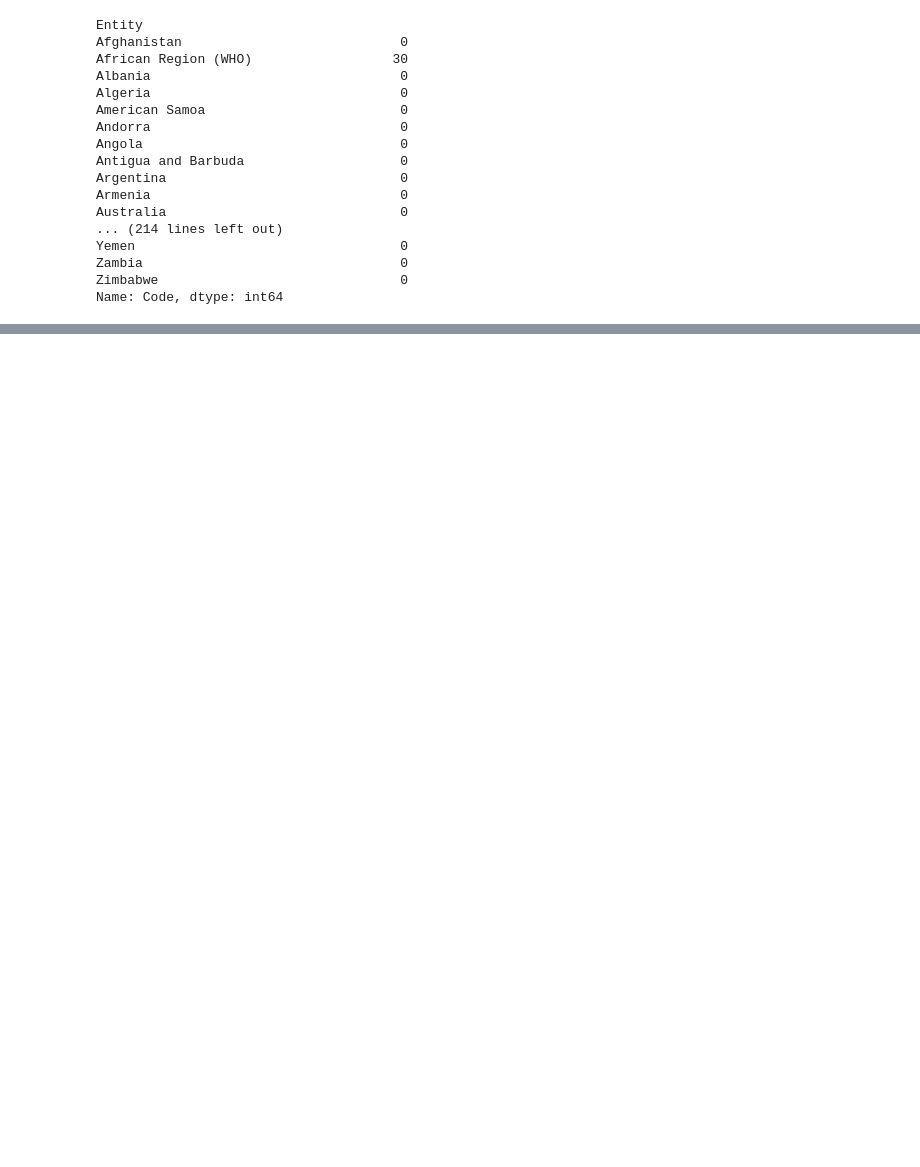
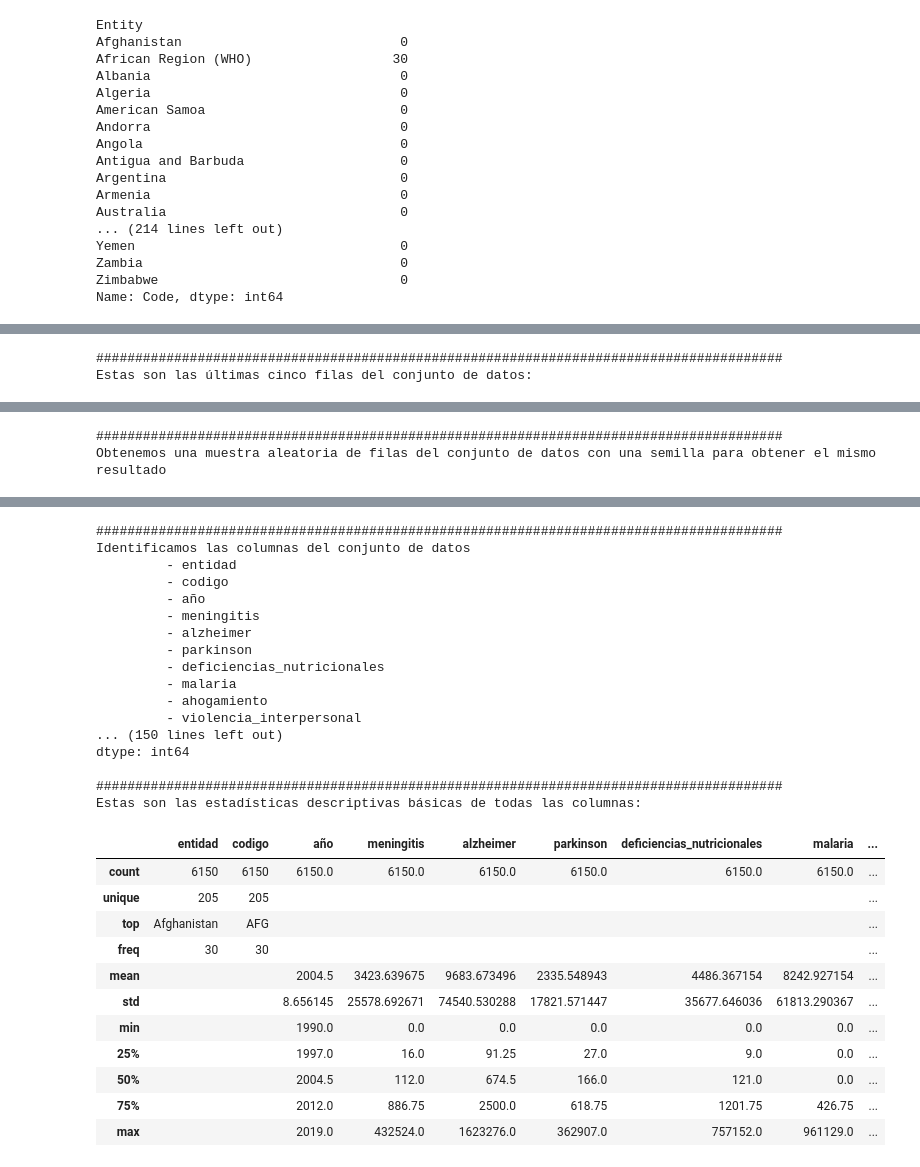
Before and after one commit to Sarah-bzb/TFM_analisis_datos, a Jupyter notebook: exploration_health_v0 - copia.ipynb, the cells around one changed output, grey strips where cells are left out. Drawn from its saved outputs; the diff is of its cells as text; code cells hidden in the pictures; blank space fills up the shorter version.

Commit message:
Update exploration_health_v0 - copia.ipynb
Limpieza y normalizacion de DF DEATHS

```diff
--- a/exploration_health_v0 - copia.ipynb
+++ b/exploration_health_v0 - copia.ipynb
@@ -156,3 +365,42 @@ Aun que a priori, las vayamos a dejar fuera de nuesto análisis, lo que haremos
 
 * df_deaths_paises: en este dejaremos solo los paises
 * df_deaths_regiones: este nos servirá para almacenar dichas regiones sin los paises
+# %%
+mapeo_deaths = {
+    "Entity": "entidad",
+    "Code": "codigo",
+    "Year": "año",
+    "Deaths - Meningitis - Sex: Both - Age: All Ages (Number)": "meningitis",
+    "Deaths - Alzheimer's disease and other dementias - Sex: Both - Age: All Ages (Number)": "alzheimer",
+    "Deaths - Parkinson's disease - Sex: Both - Age: All Ages (Number)": "parkinson",
+    "Deaths - Nutritional deficiencies - Sex: Both - Age: All Ages (Number)": "deficiencias_nutricionales",
+    "Deaths - Malaria - Sex: Both - Age: All Ages (Number)": "malaria",
+    "Deaths - Drowning - Sex: Both - Age: All Ages (Number)": "ahogamiento",
+    "Deaths - Interpersonal violence - Sex: Both - Age: All Ages (Number)": "violencia_interpersonal",
+    "Deaths - Maternal disorders - Sex: Both - Age: All Ages (Number)": "transtornos_maternos",
+    "Deaths - HIV/AIDS - Sex: Both - Age: All Ages (Number)": "VIH_SIDA",
+    "Deaths - Drug use disorders - Sex: Both - Age: All Ages (Number)": "transtornos_drogas",
+    "Deaths - Tuberculosis - Sex: Both - Age: All Ages (Number)": "tuberculosis",
+    "Deaths - Cardiovascular diseases - Sex: Both - Age: All Ages (Number)": "enf_cardiovasculares",
+    "Deaths - Lower respiratory infections - Sex: Both - Age: All Ages (Number)": "infecciones_respiratorias_leves",
+    "Deaths - Neonatal disorders - Sex: Both - Age: All Ages (Number)": "transtornos_neonatales",
+    "Deaths - Alcohol use disorders - Sex: Both - Age: All Ages (Number)": "alcohol",
+    "Deaths - Self-harm - Sex: Both - Age: All Ages (Number)": "autolesiones",
+    "Deaths - Exposure to forces of nature - Sex: Both - Age: All Ages (Number)": "fuerzas_naturaleza",
+    "Deaths - Diarrheal diseases - Sex: Both - Age: All Ages (Number)": "enfermedades_diarreicas",
+    "Deaths - Environmental heat and cold exposure - Sex: Both - Age: All Ages (Number)": "temperatura_ambiental",
+    "Deaths - Neoplasms - Sex: Both - Age: All Ages (Number)": "muertes",
+    "Deaths - Conflict and terrorism - Sex: Both - Age: All Ages (Number)": "conflictos-y_terrorismo",
+    "Deaths - Diabetes mellitus - Sex: Both - Age: All Ages (Number)": "diabetes_mellitus",
+    "Deaths - Chronic kidney disease - Sex: Both - Age: All Ages (Number)": "enfermedad_renal_cronica",
+    "Deaths - Poisonings - Sex: Both - Age: All Ages (Number)": "envenenamientos",
+    "Deaths - Protein-energy malnutrition - Sex: Both - Age: All Ages (Number)": "desnutricion_energético_proteica",
+    "Deaths - Road injuries - Sex: Both - Age: All Ages (Number)": "lesiones_accidentes_trafico",
+    "Deaths - Chronic respiratory diseases - Sex: Both - Age: All Ages (Number)": "enfermedades_respiratorias_crónicas",
+    "Deaths - Cirrhosis and other chronic liver diseases - Sex: Both - Age: All Ages (Number)": "cirrosis_enferemedades_higado",
+    "Deaths - Digestive diseases - Sex: Both - Age: All Ages (Number)": "enf_digestivas",
+    "Deaths - Fire, heat, and hot substances - Sex: Both - Age: All Ages (Number)": "incendios_calor_sustancias_calientes",
+    "Deaths - Acute hepatitis - Sex: Both - Age: All Ages (Number)": "hepatitis_aguda"
+}
+# %%
+df_deaths = renombrar_columnas(df_deaths, mapeo_deaths)
@@ -159,5 +423,5 @@ Aun que a priori, las vayamos a dejar fuera de nuesto análisis, lo que haremos
 # %%
-# Creamos el DataFRame para almacenar los países
-df_deaths_paises = df_deaths[df_deaths['Code'].notnull()]
+# Creamos el DataFrame para almacenar los países
+df_deaths_paises = df_deaths[df_deaths['codigo'].notnull()]
 # %%
 # Comprobamos que no haya ningun nulo en la columna 'Code'
@@ -333,0 +446,3 @@ Number of years available in the data: 20
+# %%
+exploracion_inicial(df_deaths_paises)
+# %% [output]
@@ -333,0 +460,2 @@ Number of years available in the data: 20
+########################################################################################
+Estas son las últimas cinco filas del conjunto de datos:
@@ -333,0 +468,2 @@ Number of years available in the data: 20
+########################################################################################
+Obtenemos una muestra aleatoria de filas del conjunto de datos con una semilla para obtener el mismo resultado
@@ -333,0 +476,29 @@ Number of years available in the data: 20
+########################################################################################
+Identificamos las columnas del conjunto de datos
+         - entidad
+         - codigo
+         - año
+         - meningitis
+         - alzheimer
+         - parkinson
+         - deficiencias_nutricionales
+         - malaria
+         - ahogamiento
+         - violencia_interpersonal
+... (150 lines left out)
+dtype: int64
+
+########################################################################################
+Estas son las estadísticas descriptivas básicas de todas las columnas:
+|  | entidad | codigo | año | meningitis | alzheimer | parkinson | deficiencias_nutricionales | malaria | ... |
+| count | 6150 | 6150 | 6150.0 | 6150.0 | 6150.0 | 6150.0 | 6150.0 | 6150.0 | ... |
+| unique | 205 | 205 |  |  |  |  |  |  | ... |
+| top | Afghanistan | AFG |  |  |  |  |  |  | ... |
+| freq | 30 | 30 |  |  |  |  |  |  | ... |
+| mean |  |  | 2004.5 | 3423.639675 | 9683.673496 | 2335.548943 | 4486.367154 | 8242.927154 | ... |
+| std |  |  | 8.656145 | 25578.692671 | 74540.530288 | 17821.571447 | 35677.646036 | 61813.290367 | ... |
+| min |  |  | 1990.0 | 0.0 | 0.0 | 0.0 | 0.0 | 0.0 | ... |
+| 25% |  |  | 1997.0 | 16.0 | 91.25 | 27.0 | 9.0 | 0.0 | ... |
+| 50% |  |  | 2004.5 | 112.0 | 674.5 | 166.0 | 121.0 | 0.0 | ... |
+| 75% |  |  | 2012.0 | 886.75 | 2500.0 | 618.75 | 1201.75 | 426.75 | ... |
+| max |  |  | 2019.0 | 432524.0 | 1623276.0 | 362907.0 | 757152.0 | 961129.0 | ... |
```
Also changed, not shown: parts of 40 cells of this notebook.
